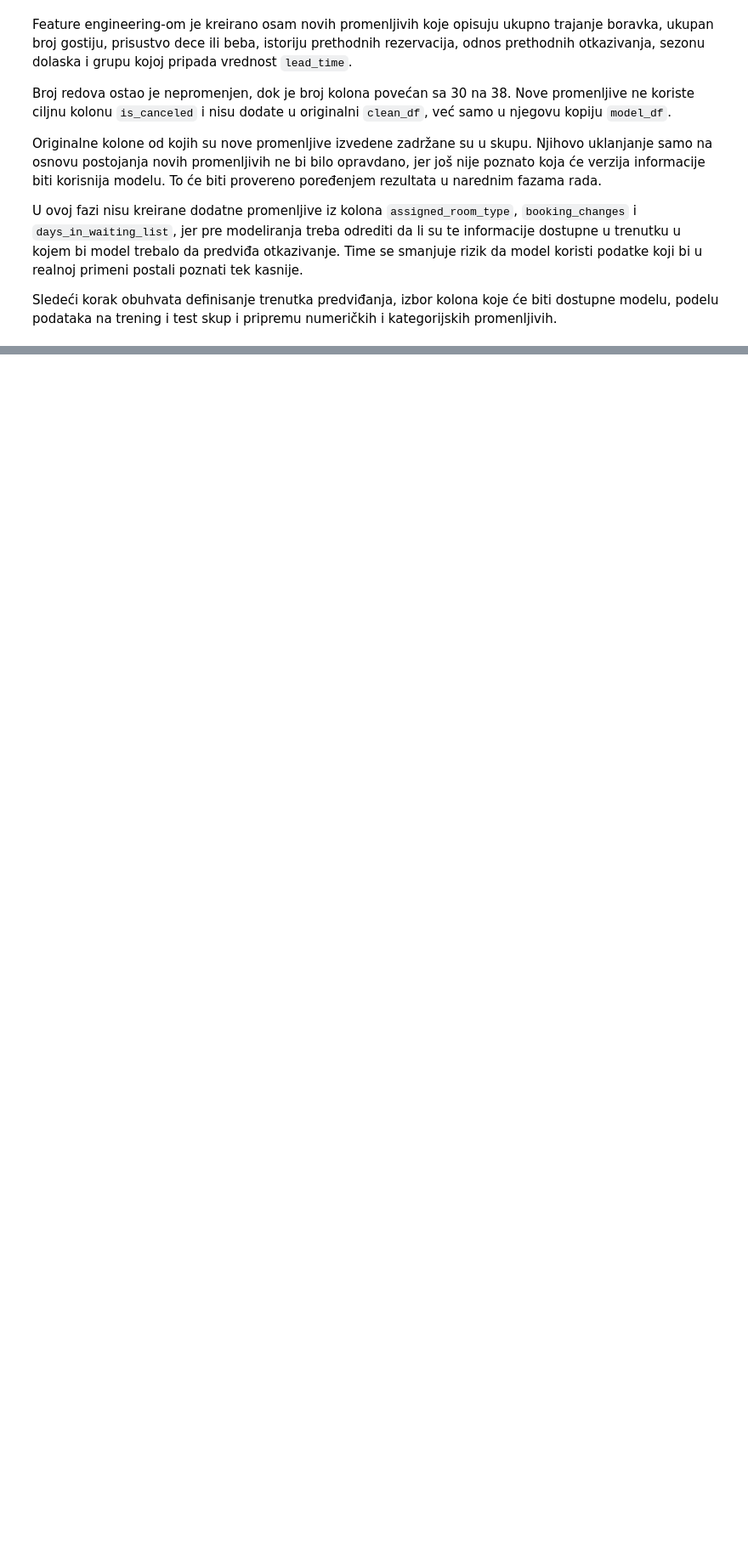
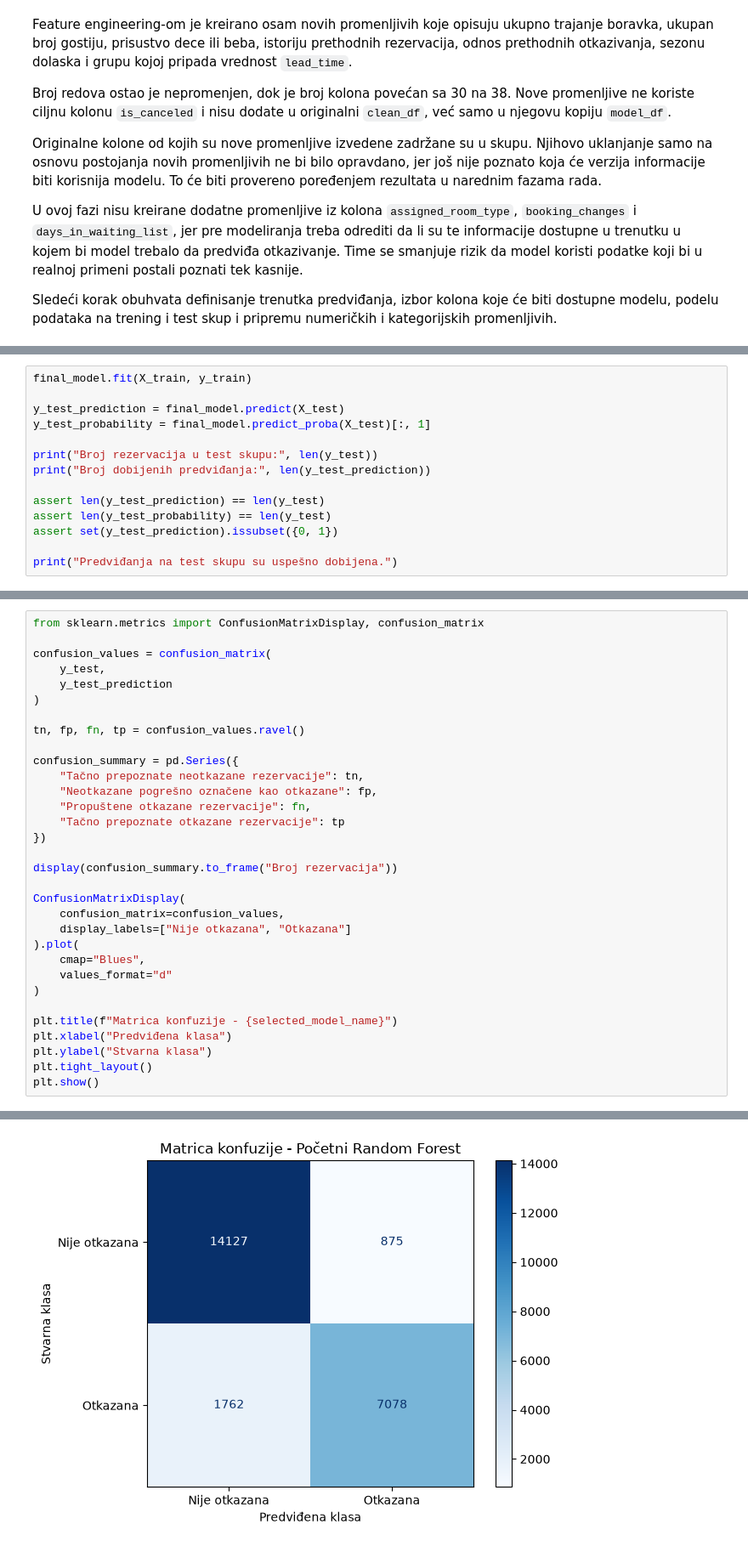
Before and after one commit to angelinalazarevic/Seminarski-UNP---Hotel-Booking, a Jupyter notebook: notebooks/hotel_booking_analysis.ipynb, the cells around one changed output, grey strips where cells are left out. Shown at 85% size. Cells and saved outputs as stored; diff of their text form; blank space fills up the shorter version.

```diff
--- a/notebooks/hotel_booking_analysis.ipynb
+++ b/notebooks/hotel_booking_analysis.ipynb
@@ -2285,0 +3183,14 @@ Sledeći korak obuhvata definisanje trenutka predviđanja, izbor kolona koje će
+# %%
+final_model.fit(X_train, y_train)
+
+y_test_prediction = final_model.predict(X_test)
+y_test_probability = final_model.predict_proba(X_test)[:, 1]
+
+print("Broj rezervacija u test skupu:", len(y_test))
+print("Broj dobijenih predviđanja:", len(y_test_prediction))
+
+assert len(y_test_prediction) == len(y_test)
+assert len(y_test_probability) == len(y_test)
+assert set(y_test_prediction).issubset({0, 1})
+
+print("Predviđanja na test skupu su uspešno dobijena.")
@@ -2285,0 +3436,33 @@ Sledeći korak obuhvata definisanje trenutka predviđanja, izbor kolona koje će
+# %%
+from sklearn.metrics import ConfusionMatrixDisplay, confusion_matrix
+
+confusion_values = confusion_matrix(
+    y_test,
+    y_test_prediction
+)
+
+tn, fp, fn, tp = confusion_values.ravel()
+
+confusion_summary = pd.Series({
+    "Tačno prepoznate neotkazane rezervacije": tn,
+    "Neotkazane pogrešno označene kao otkazane": fp,
+    "Propuštene otkazane rezervacije": fn,
+    "Tačno prepoznate otkazane rezervacije": tp
+})
+
+display(confusion_summary.to_frame("Broj rezervacija"))
+
+ConfusionMatrixDisplay(
+    confusion_matrix=confusion_values,
+    display_labels=["Nije otkazana", "Otkazana"]
+).plot(
+    cmap="Blues",
+    values_format="d"
+)
+
+plt.title(f"Matrica konfuzije - {selected_model_name}")
+plt.xlabel("Predviđena klasa")
+plt.ylabel("Stvarna klasa")
+plt.tight_layout()
+plt.show()
+# %% [output]
@@ -2285,0 +3474 @@ Sledeći korak obuhvata definisanje trenutka predviđanja, izbor kolona koje će
+[figure, added]
```
Also changed, not shown: parts of 122 cells of this notebook, 1 other file.
